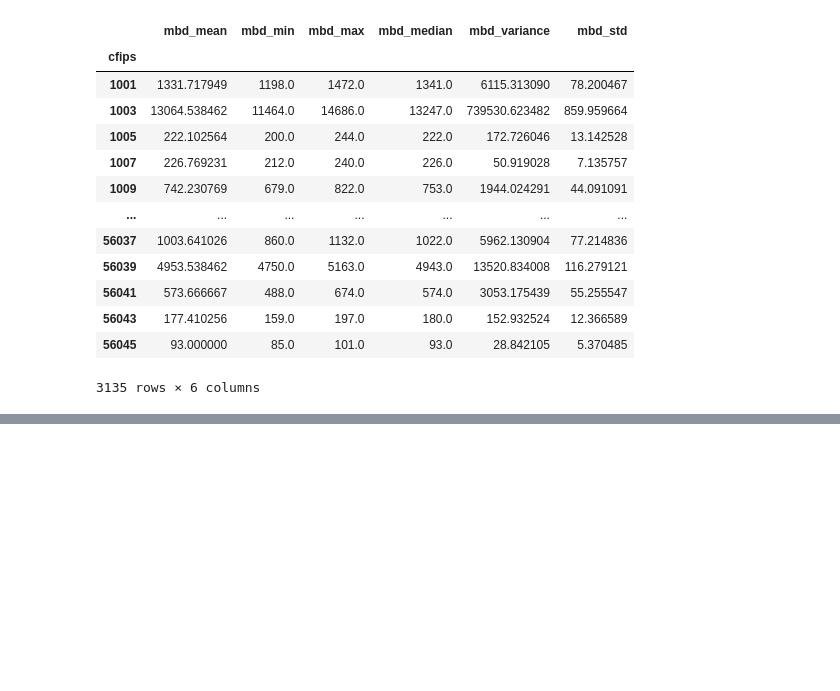
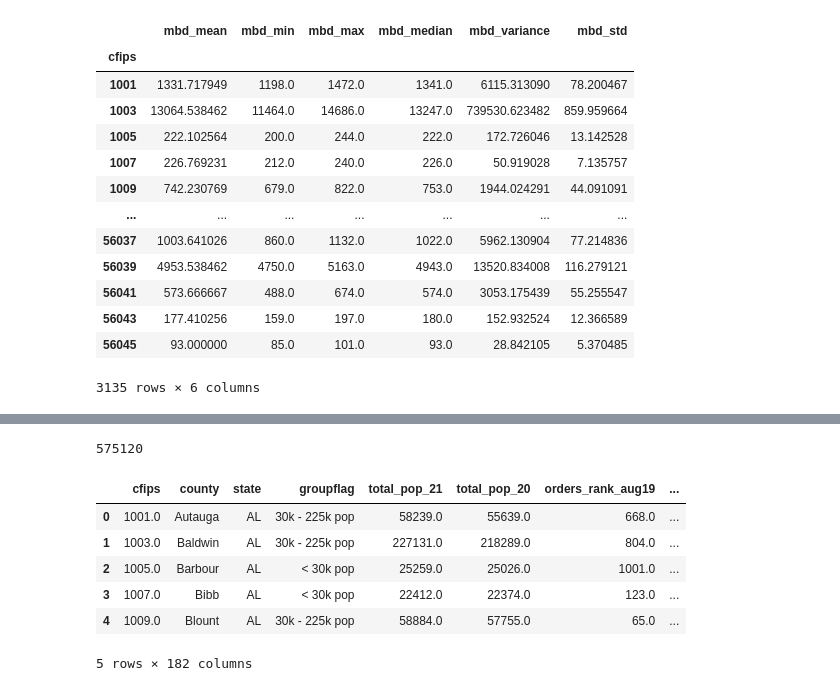
Before and after one commit to nic-hooper/microbusiness_density, a Jupyter notebook: checkpoint2.ipynb, the cells around one changed output, grey strips where cells are left out. Saved outputs shown, nothing was run; the diff lists cells and outputs as text; code cells hidden in the pictures; blank space fills up the shorter version.

```diff
--- a/checkpoint2.ipynb
+++ b/checkpoint2.ipynb
@@ -138,0 +150,14 @@ active_stats
+# %%
+indcom = pd.read_csv("VF_indcom_cfips_Q123.csv")
+# %%
+print(indcom.size)
+indcom.head()
+# %% [output]
+575120
+|  | cfips | county | state | groupflag | total_pop_21 | total_pop_20 | orders_rank_aug19 | ... |
+| 0 | 1001.0 | Autauga | AL | 30k - 225k pop | 58239.0 | 55639.0 | 668.0 | ... |
+| 1 | 1003.0 | Baldwin | AL | 30k - 225k pop | 227131.0 | 218289.0 | 804.0 | ... |
+| 2 | 1005.0 | Barbour | AL | < 30k pop | 25259.0 | 25026.0 | 1001.0 | ... |
+| 3 | 1007.0 | Bibb | AL | < 30k pop | 22412.0 | 22374.0 | 123.0 | ... |
+| 4 | 1009.0 | Blount | AL | 30k - 225k pop | 58884.0 | 57755.0 | 65.0 | ... |
+5 rows × 182 columns
```
Also changed, not shown: parts of 2 cells of this notebook, 1 other file.
